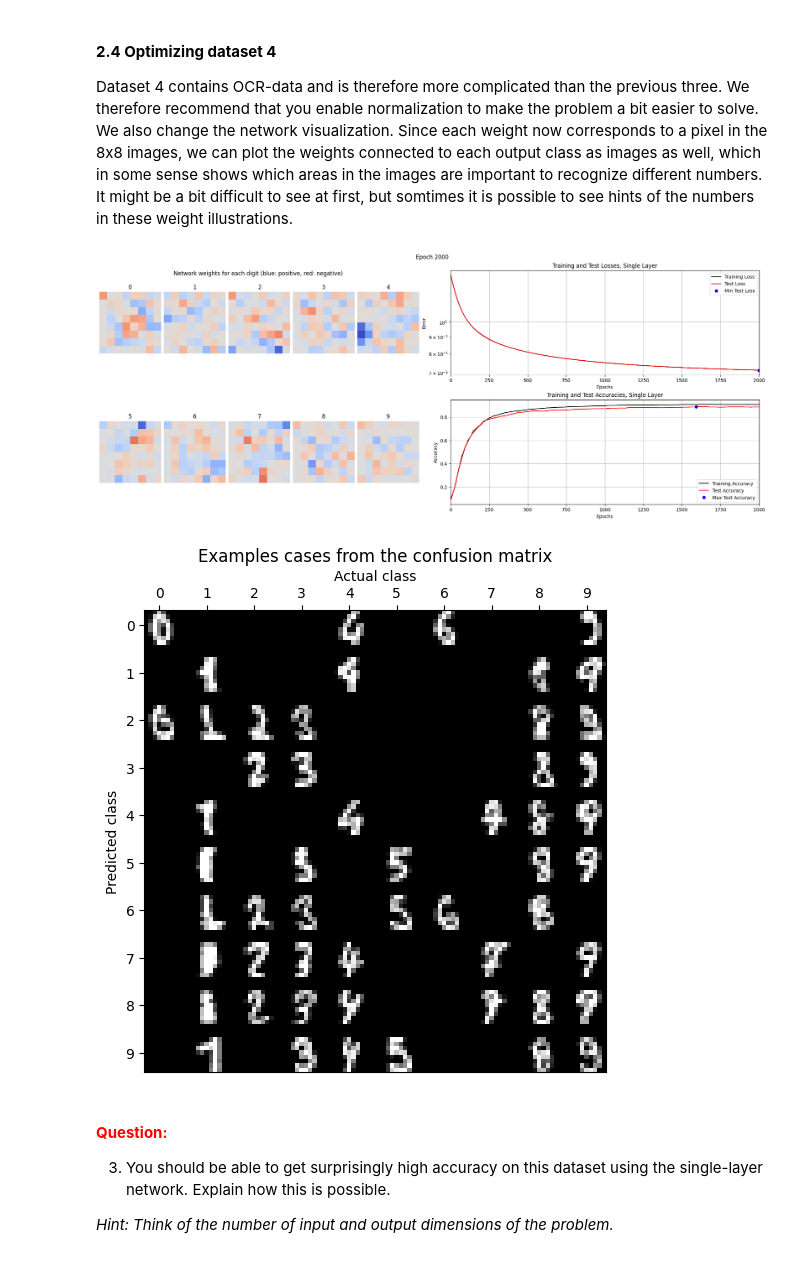
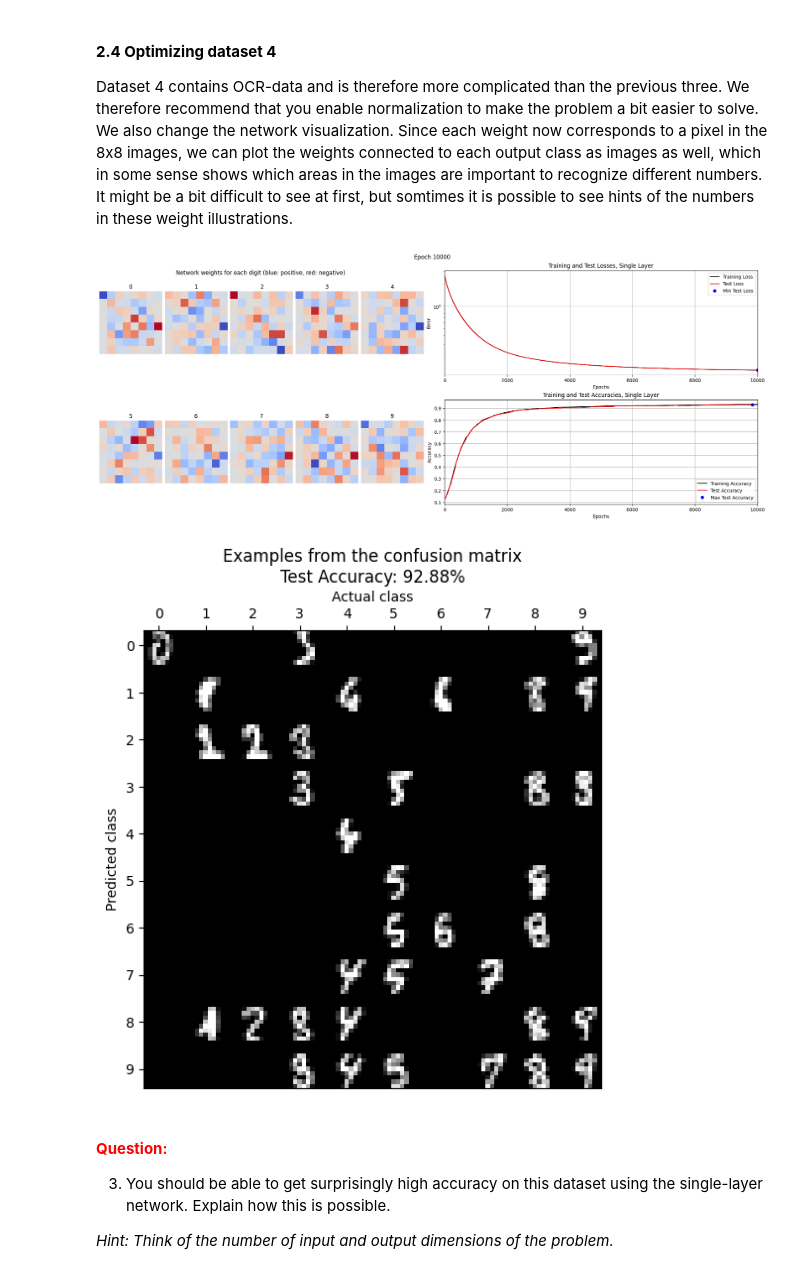
Before and after one commit to path2morepro/DeepLearning, a Jupyter notebook: 1_Back_propagation/SingleLayer.ipynb, the cells around one changed output. Drawn from its saved outputs; the diff is of its cells as text; code cells hidden in the pictures.

```diff
--- a/1_Back_propagation/SingleLayer.ipynb
+++ b/1_Back_propagation/SingleLayer.ipynb
@@ -83,8 +83,14 @@ def forward(X, W, B, useTanhOutput=False):
     # print(B.shape)
     # print("W@T")
     # print((X@W).shape)
-    Y = X @ W + B
-    Y = np.tanh(Y)
+
+    Z = X @ W + B
+
+    if useTanhOutput:
+        Y = np.tanh(Z)
+    else:
+        Y = Z
+
     # ============================================
 
     # Calculate labels
@@ -125,8 +131,17 @@ def backward(W, B, X, Y, D, useTanhOutput=False):
     # print(Y.shape)
     # print(D.shape)
     error = (Y-D)
-    GradW = X.T @ (2*error) # Y-D: y_bar - y, y has been decoded
-    GradB = (2/(N*C))*error.sum(axis=0)
+
+    if useTanhOutput:
+        error *= (1 - Y**2)
+
+    factor = 2.0 / (N * C)
+    error *= factor
+
+    #GradW = X.T @ (2*error) # Y-D: y_bar - y, y has been decoded
+    GradW = X.T @ error
+    #GradB = (2/(N*C))*error.sum(axis=0)
+    GradB = np.sum(error, axis=0)
     # print(GradB.shape)
 
     # loss = sum(Y-D)**2
@@ -501,19 +514,19 @@ Dataset 4 contains OCR-data and is therefore more complicated than the previous
 # %%
 nInputs  = 64
 nClasses = 10
 
 # Xavier initialization
 limit = np.sqrt(6 / (nInputs + nClasses))
 W0 = np.random.uniform(-limit, limit, size=(nInputs, nClasses))
 B0 = np.zeros(nClasses)
 
-params = {"epochs": 2000, "learningRate": 0.0000005, "normalize": True, "useTanhOutput": False}
+params = {"epochs": 10000, "learningRate": 0.005, "normalize": True, "useTanhOutput": False}
 # ============================================
 
 trainSingleLayerOnDataset(4, 0.15, W0, B0, params)
 # %% [output]
-[figure, old version]
+[figure, new version]
-[figure, old version]
+[figure, new version]
 # %% [markdown]
 #### **<span style="color:red">Question:</span>**
 
```
Also changed, not shown: parts of 5 cells of this notebook.
